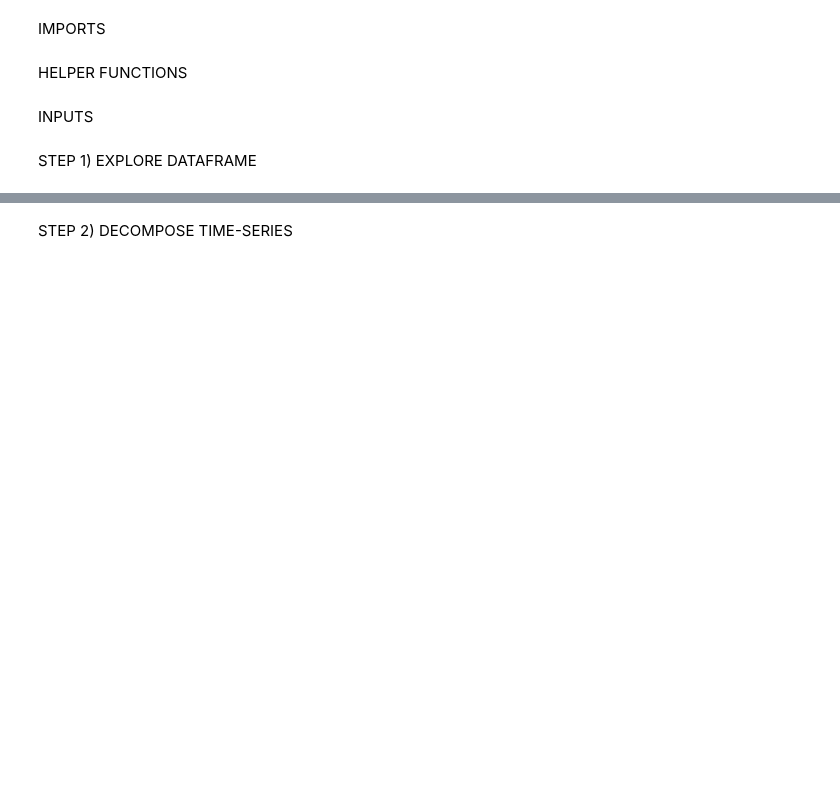
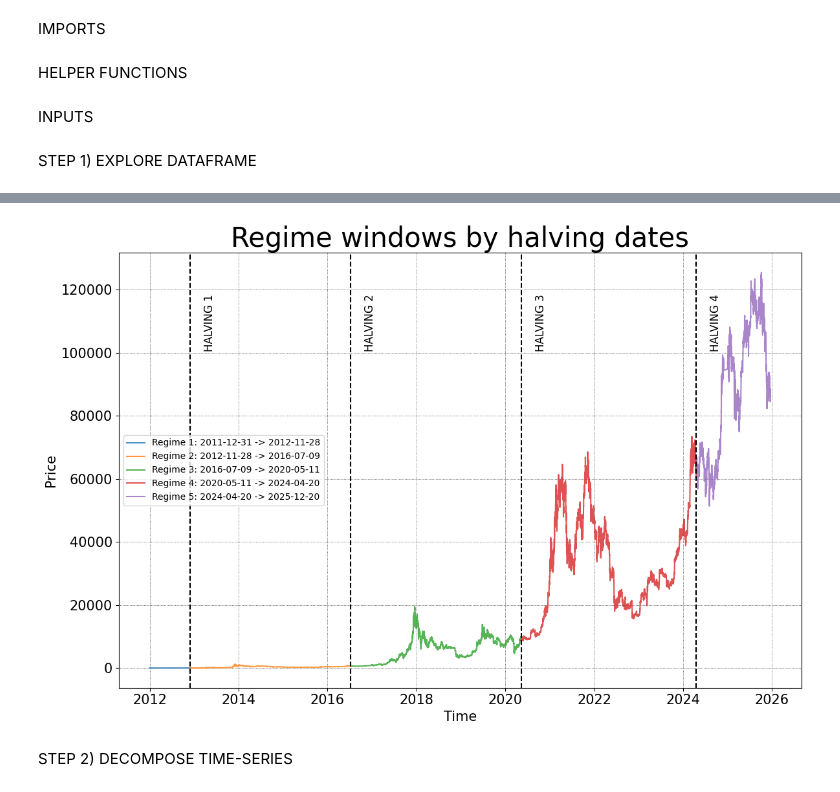
Before and after one commit to cbadil12/final-project, a Jupyter notebook: notebooks/eda_time_series.ipynb, the cells around one changed output, grey strips where cells are left out. Cells and saved outputs as stored; diff of their text form; code cells hidden in the pictures; blank space fills up the shorter version.

```diff
--- a/notebooks/eda_time_series.ipynb
+++ b/notebooks/eda_time_series.ipynb
@@ -392,7 +500,7 @@ figHeight_unit = 8          # Base figure height
 figWidth_unit = 12          # Base figure width
 plot_tick_font_size = 15    # Tick label font size
 plot_label_font_size = 15   # Axis label font size
-plot_title_font_size = 30   # Plot title font size
+plot_title_font_size = 20   # Plot title font size
 # %% [markdown]
 STEP 1) EXPLORE DATAFRAME
 # %%
@@ -400,7 +508,9 @@ print("===============================")
 print("STEP 1) EXPLORE DATAFRAME AND BUILD TIMESERIES")
 print("===============================")
 
-# LOAD RAW DATAFRAME
+# -------------------------------
+# 1. LOAD RAW DATAFRAME
+# -------------------------------
 log(f"LOAD RAW DATAFRAME", icon="1.", bold=True)
 # Load dataframe
 df_raw = pd.read_csv(raw_data_input_path, sep=raw_data_separator)
@@ -410,7 +520,9 @@ log("Preview of the raw DataFrame:", level=2)
 display(df_raw.head(5))
 print("\n")
 
-# EXPLORE DATAFRAME
+# -------------------------------
+# 2. EXPLORE DATAFRAME
+# -------------------------------
 log(f"EXPLORE DATAFRAME", icon="2.", bold=True)
 # Previous data
 df = df_raw.copy()
@@ -438,7 +550,9 @@ log("Basic statistics per numeric variable:", level=2)
 display(df[numeric_cols].describe().T)
 print("\n")
 
-# TIME INDEX INFORMATION
+# -------------------------------
+# 3. TIME INDEX INFORMATION
+# -------------------------------
 log("TIME INDEX INFORMATION", icon="3.", bold=True)
 log(f"Detected time column: '{time_column}'", icon="📅", level=2)
 log(f"Rows removed due to invalid timestamps (NaT): {len(df_raw)-len(df)}", icon="📅", level=2)
@@ -459,7 +573,9 @@ else:
     log("No duplicated timestamps detected", icon="SUCCESS", level=2)
 print("\n")
 
-# ESTIMATE FREQUENCY AND GRANULARITY
+# -------------------------------
+# 4. ESTIMATE FREQUENCY AND GRANULARITY
+# -------------------------------
 log(f"ESTIMATE FREQUENCY AND GRANULARITY", icon="4.", bold=True)
 if len(serie_time_diff) > 0:
     df_most_common_delta = serie_time_diff.mode()[0] # Most common interval
@@ -487,8 +603,10 @@ if missing_ratio is not None and missing_ratio > 0.10:
     log(f"Irregularity ratio: {missing_ratio:.2f}", level=2, custom_icon="⚠️")
 print("\n")
 
-# BUILD TIMESERIES
-log(f"BUILD TIMESERIES", icon="5.", bold=True)
+# -------------------------------
+# 5. BUILD TIMESERIES + HALVING-REGIME WINDOWS
+# -------------------------------
+log(f"BUILD TIMESERIES + HALVING-REGIME WINDOWS", icon="5.", bold=True)
 # Assign the datetime index
 df.index=pd.DatetimeIndex(serie_time)
 # Make sure the index has a name
@@ -511,9 +629,57 @@ else:
 timeseries=df[target_column].dropna().astype(float)
 log(f"Target column '{target_column}' ({len(timeseries)} rows) has been successfully extracted as time-series:", icon="SUCCESS", level=2)
 print(timeseries[:5].to_string(dtype=False))
-# Visualization plot
-fig,axis=plt.subplots(figsize=(figWidth_unit,figHeight_unit))
-sns.lineplot(data=timeseries)
-plt.grid(True)
-plt.tight_layout()
-plt.show()
+# Sort and convert to datetime halvings
+try:
+    hv_dates = pd.to_datetime(halving_dates, errors="coerce").dropna().sort_values()
+except Exception as e:
+    hv_dates = pd.to_datetime([], errors="coerce")
+    log(f"Could not parse halving dates -> {e}", icon="WARNING", level=2)
+# Build regime edges from data range + halving dates inside range
+start_ts = timeseries.index.min()
+end_ts = timeseries.index.max()
+hv_in_range = []
+for hv_date in hv_dates:
+    if start_ts < hv_date < end_ts:
+        hv_in_range.append(hv_date)
+edges = [start_ts] + hv_in_range + [end_ts]
+print("\n")
+
+# -------------------------------
+# 6. PLOT TIMESERIES WITH HALVING-REGIME WINDOWS
+# -------------------------------
+log("PLOT TIMESERIES WITH HALVING-REGIME WINDOWS", icon="6.", bold=True)
+
+# Start plot
+if len(edges) < 2:
+    log("No valid halving boundaries inside data range -> skip timeseries with halvings plot.", icon="WARNING", level=2)
+else:
+    fig, ax = plt.subplots(figsize=(figWidth_unit, figHeight_unit))
+    for i in range(len(edges) - 1):
+        seg = timeseries.loc[edges[i]:edges[i + 1]]
+        label = f"Regime {i+1}: {edges[i].date()} -> {edges[i+1].date()}"
+        if len(seg) > 0:
+            ax.plot(seg.index, seg.values, label=label, alpha=0.8)
+    # Mark halving dates + labels
+    y_top = timeseries.max()*0.8
+    for i, hv_date in enumerate(hv_in_range, start=1):
+        ax.axvline(x=hv_date, color="black", linewidth=1.5, linestyle="--")
+        ax.text(
+            hv_date, y_top,
+            f"\nHALVING {i}",
+            rotation=90,
+            va="bottom",
+            ha="left",
+            fontsize=plot_label_font_size*0.8,
+            color="black"
+        )
+    # Settings of the plot
+    ax.set_title("Regime windows by halving dates", fontsize=plot_title_font_size)
+    ax.set_xlabel("Time", fontsize=plot_label_font_size)
+    ax.set_ylabel("Price", fontsize=plot_label_font_size)
+    ax.tick_params(labelsize=plot_tick_font_size)
+    ax.legend()
+    ax.grid(True, linestyle="dotted", linewidth=0.5, color="black")
+    plt.tight_layout()
+    plt.show()
+# %% [output]
@@ -520,2 +745,3 @@ plt.show()
+[figure, added]
 # %% [markdown]
 STEP 2) DECOMPOSE TIME-SERIES
```
Also changed, not shown: parts of 7 cells of this notebook, 3 other files.
